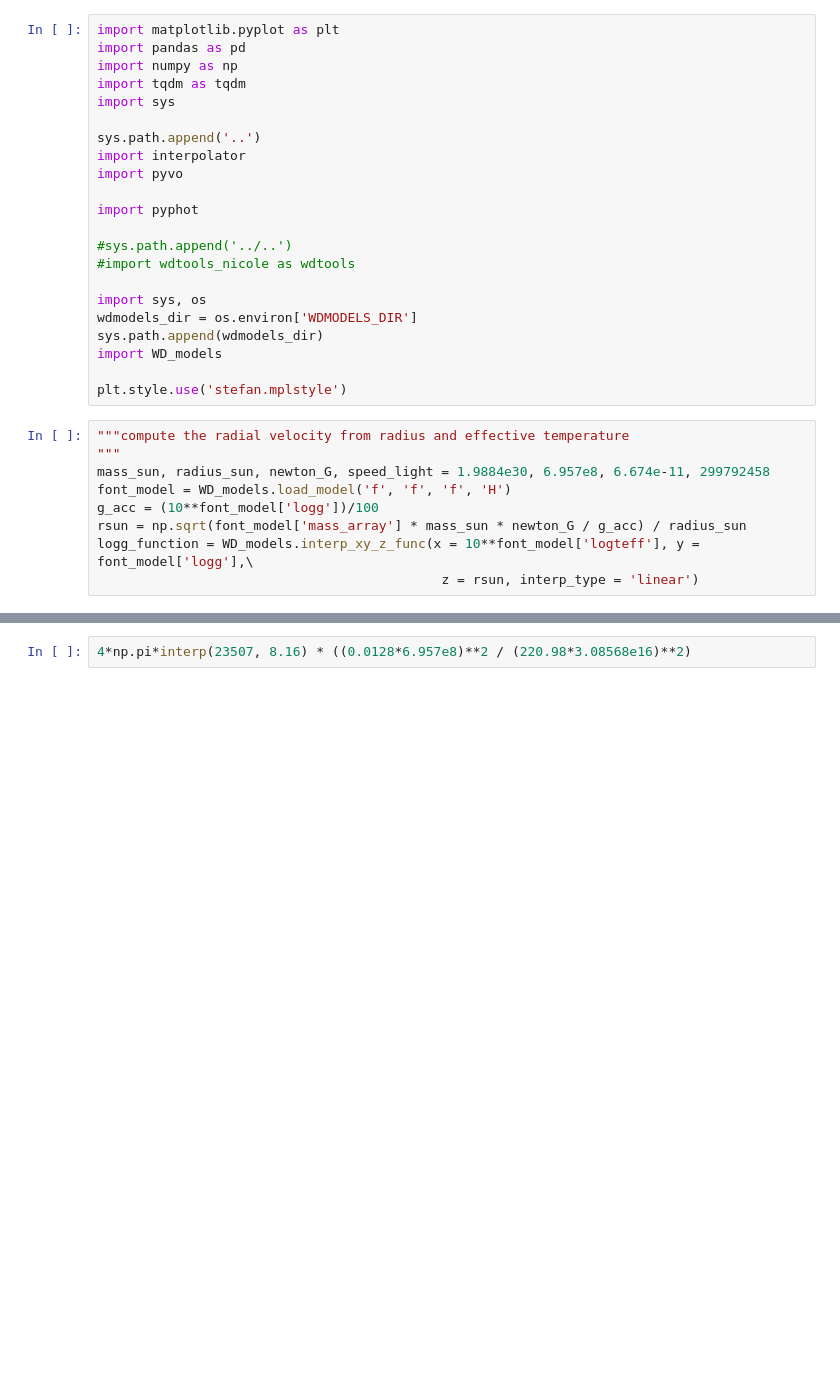
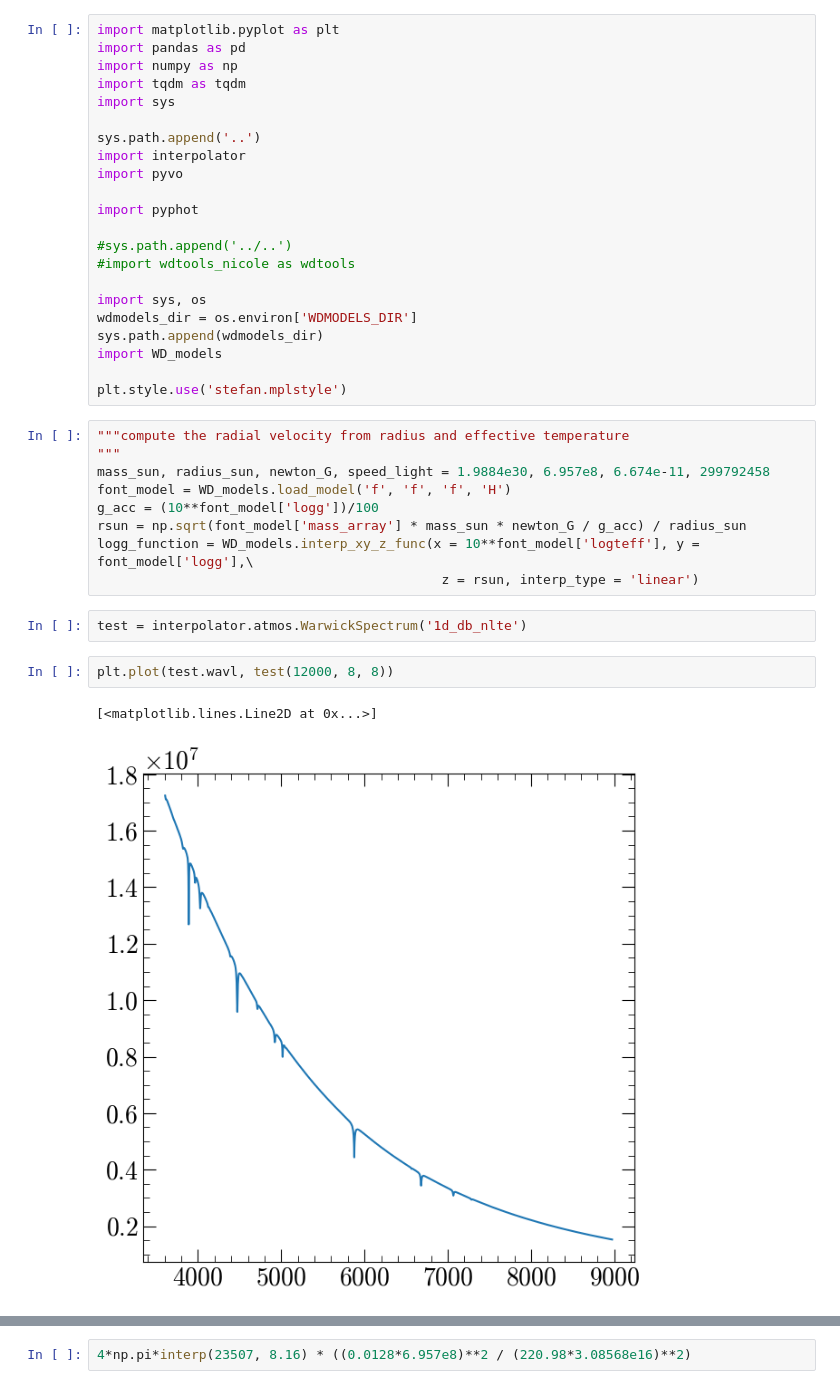
Before and after one commit to stefanarseneau/wd_interpolator, a Jupyter notebook: util/test_fitting_fnu.ipynb, the cells around one changed output, grey strips where cells are left out. Drawn from its saved outputs; the diff is of its cells as text; blank space fills up the shorter version.

```diff
--- a/util/test_fitting_fnu.ipynb
+++ b/util/test_fitting_fnu.ipynb
@@ -29,6 +29,13 @@ g_acc = (10**font_model['logg'])/100
 rsun = np.sqrt(font_model['mass_array'] * mass_sun * newton_G / g_acc) / radius_sun
 logg_function = WD_models.interp_xy_z_func(x = 10**font_model['logteff'], y = font_model['logg'],\
                                             z = rsun, interp_type = 'linear')
+# %%
+test = interpolator.atmos.WarwickSpectrum('1d_db_nlte')
+# %%
+plt.plot(test.wavl, test(12000, 8, 8))
+# %% [output]
+[<matplotlib.lines.Line2D at 0x...>]
+[figure, added]
 # %%
 """build the model SED using default filters
 """
```
Also changed, not shown: parts of 3 cells of this notebook, 23 other files.
